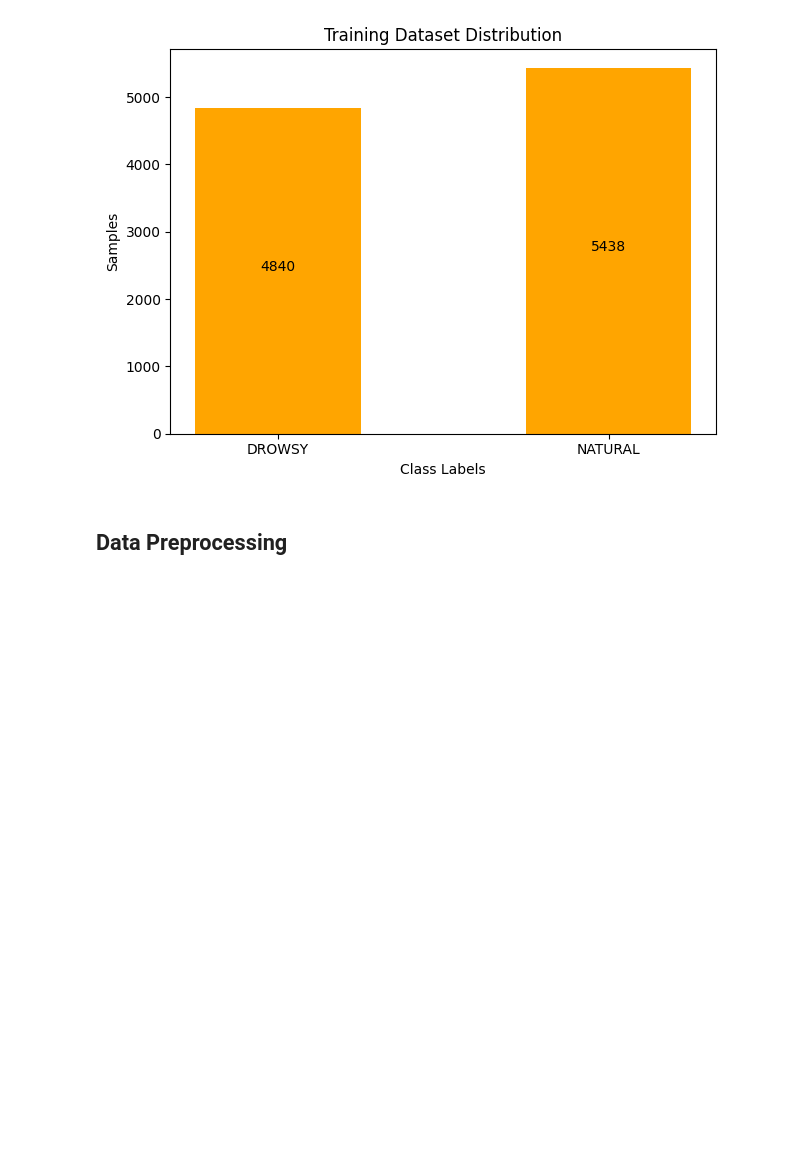
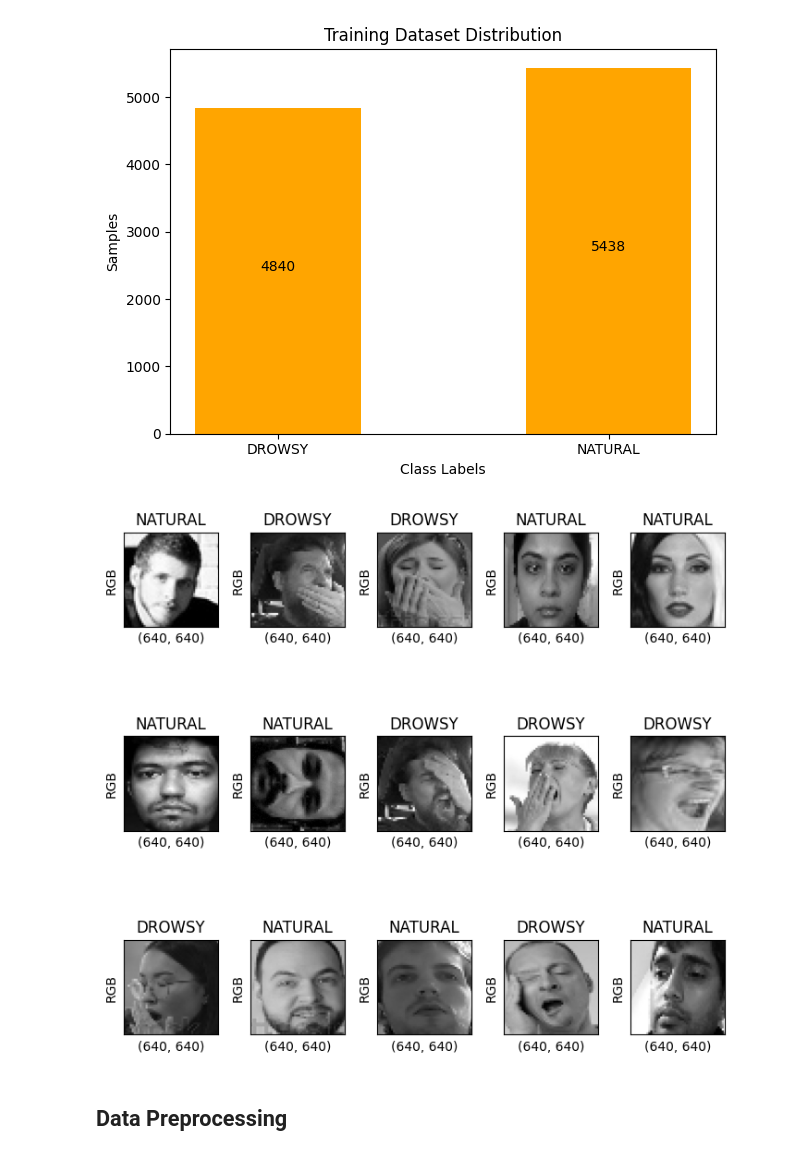
Before and after one commit to mirzaabubakar-mughal/Deep-Learning-Term-Project, a Jupyter notebook: notebook.ipynb, the cells around one changed output. Saved outputs shown, nothing was run; the diff lists cells and outputs as text; code cells hidden in the pictures; blank space fills up the shorter version.

Commit message:
Training EDA Completed

```diff
--- a/notebook.ipynb
+++ b/notebook.ipynb
@@ -7,9 +8,8 @@ import matplotlib.pyplot as plt
 # %%
 # Dataset Directory
 
-main_dir = '/kaggle/input/datasets/mirzaabubakarmughal/driver-fatigue-classification'
+data_dir = '/kaggle/input/datasets/mirzaabubakarmughal/driver-fatigue-classification'
 
-data_dir = ImageFolder(root=main_dir)
-print(f'Dataset folders: {os.listdir(data_dir.root)}')
-print(f'Total Dataset Samples: {len(data_dir)}')
+print(f'Dataset Folders: {os.listdir(data_dir)}')
+print(f'Total Dataset Samples: {len(ImageFolder(root=data_dir))}')
 # %% [output]
@@ -18,15 +18,11 @@ Total Dataset Samples: 12280
 # %%
 # Training Data Directory
 
-train_data = ImageFolder(root=os.path.join(main_dir, 'train'))
-print(f'Training Dataset Classes: {os.listdir(train_data.root)}')
+train_data = ImageFolder(root=os.path.join(data_dir, 'train'))
+
+class_names = train_data.classes
+print(f'Training Dataset Classes: {class_names}')
 print(f'Total Training Data Samples: {len(train_data)}')
 # %% [output]
 Training Dataset Classes: ['DROWSY', 'NATURAL']
 Total Training Data Samples: 10278
-# %%
-# Training Images Dimension
-
-image, label = train_data[0]
-print(f'Image Dimensions Height, Width: {image.size}')
-print(f'Image Channels: {image.mode}')
@@ -57,5 +52,29 @@ plt.tight_layout()
 plt.show()
 # %% [output]
 [figure]
+# %%
+# Training Images Dimension
+
+fig = plt.figure(figsize=(7, 7))
+rows, columns = 3, 5
+
+for i in range(1, rows*columns+1):
+
+    fig.add_subplot(rows, columns, i)
+
+    random_idx = torch.randint(0, len(train_data), size=(1,)).item()
+    image, label = train_data[random_idx]
+
+    plt.imshow(image)
+    plt.title(class_names[label])
+    plt.ylabel(image.mode)
+    plt.xlabel(image.size)
+    plt.xticks([])
+    plt.yticks([])
+
+plt.tight_layout()
+plt.show()
+# %% [output]
+[figure, added]
 # %% [markdown]
 ## Data Preprocessing
```
Also changed, not shown: parts of 5 cells of this notebook.
